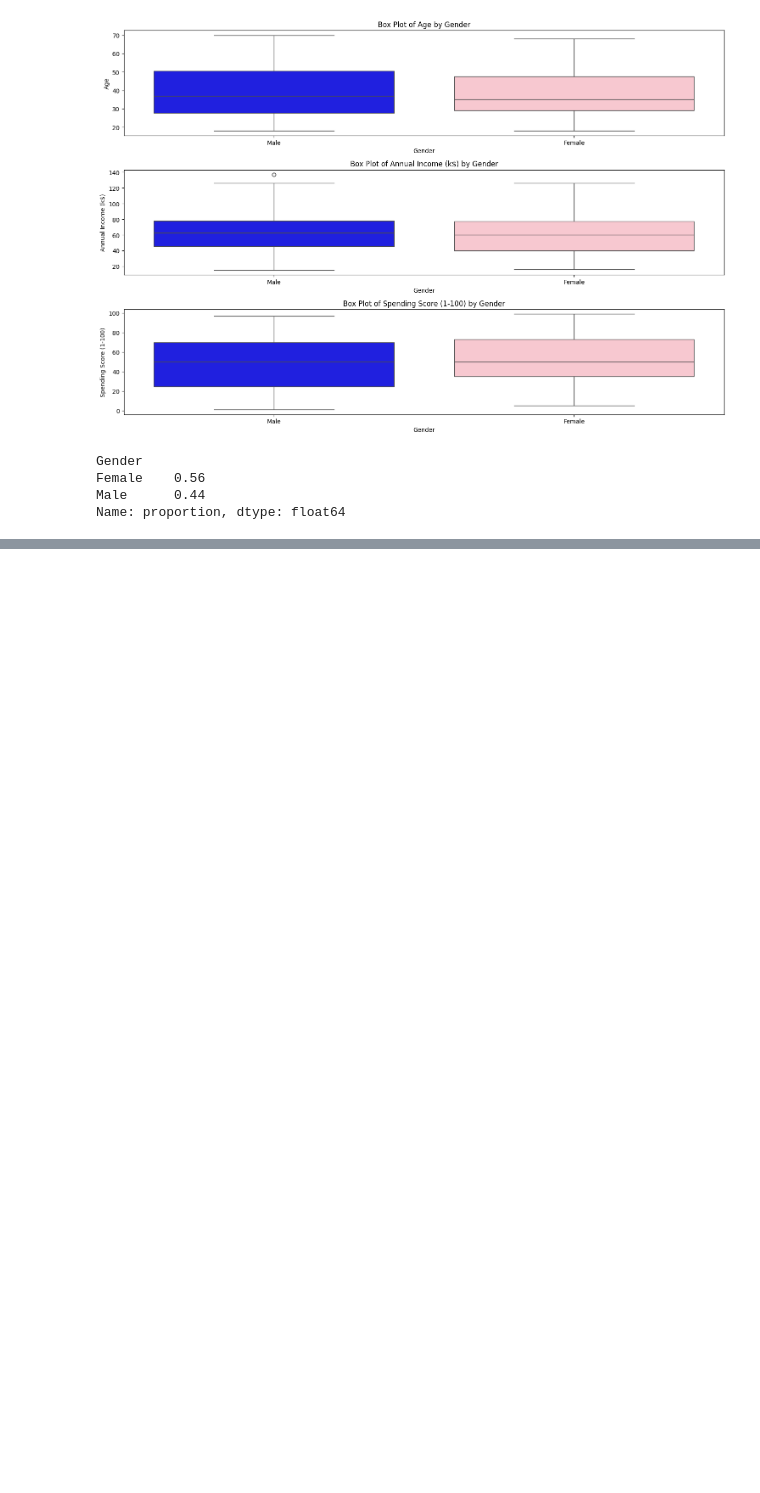
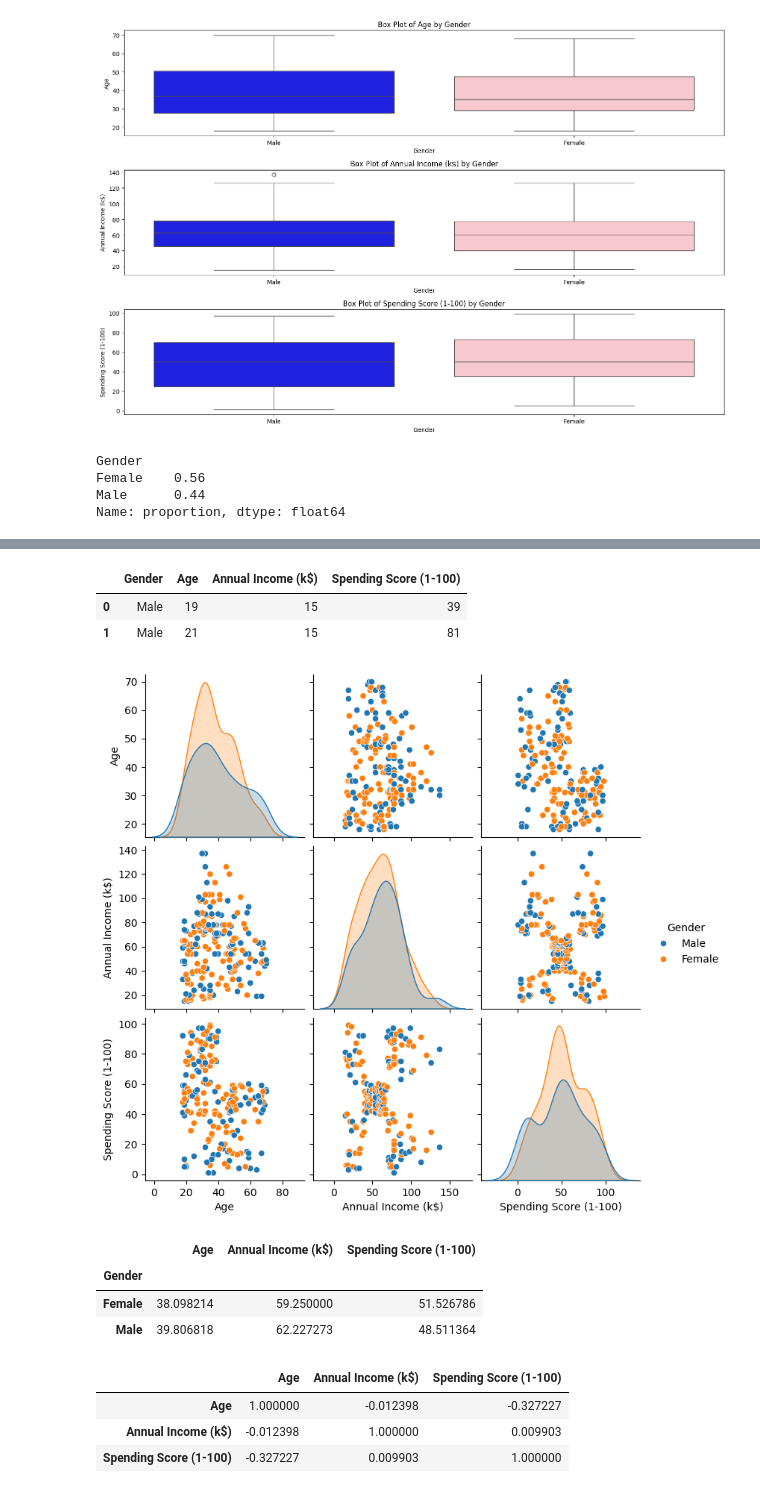
Before and after one commit to Cynthiachelangat/customersegmentation, a Jupyter notebook: main.ipynb, the cells around one changed output, grey strips where cells are left out. Cells and saved outputs as stored; diff of their text form; code cells hidden in the pictures; blank space fills up the shorter version.

```diff
--- a/main.ipynb
+++ b/main.ipynb
@@ -185,0 +197,36 @@ Name: proportion, dtype: float64
+# %%
+mallData = mallData.drop("CustomerID", axis= 1)
+mallData.head(2)
+# %% [output]
+|  | Gender | Age | Annual Income (k$) | Spending Score (1-100) |
+| 0 | Male | 19 | 15 | 39 |
+| 1 | Male | 21 | 15 | 81 |
+# %%
+# Creating the pairplot
+sns.pairplot(mallData, hue='Gender')
+
+# Show the plot
+plt.show()
+# %% [output]
+[figure, added]
+# %%
+mallData.groupby('Gender')[['Age', 'Annual Income (k$)', 'Spending Score (1-100)']].mean()
+# %% [output]
+|  | Age | Annual Income (k$) | Spending Score (1-100) |
+| Gender |  |  |  |
+| Female | 38.098214 | 59.250000 | 51.526786 |
+| Male | 39.806818 | 62.227273 | 48.511364 |
+# %%
+# Drop non-numeric columns
+numeric_data = mallData.select_dtypes(include='number')
+
+# Calculate the correlation matrix
+correlation_matrix = numeric_data.corr()
+
+# Display the result
+correlation_matrix
+# %% [output]
+|  | Age | Annual Income (k$) | Spending Score (1-100) |
+| Age | 1.000000 | -0.012398 | -0.327227 |
+| Annual Income (k$) | -0.012398 | 1.000000 | 0.009903 |
+| Spending Score (1-100) | -0.327227 | 0.009903 | 1.000000 |
```
Also changed, not shown: parts of 8 cells of this notebook.
